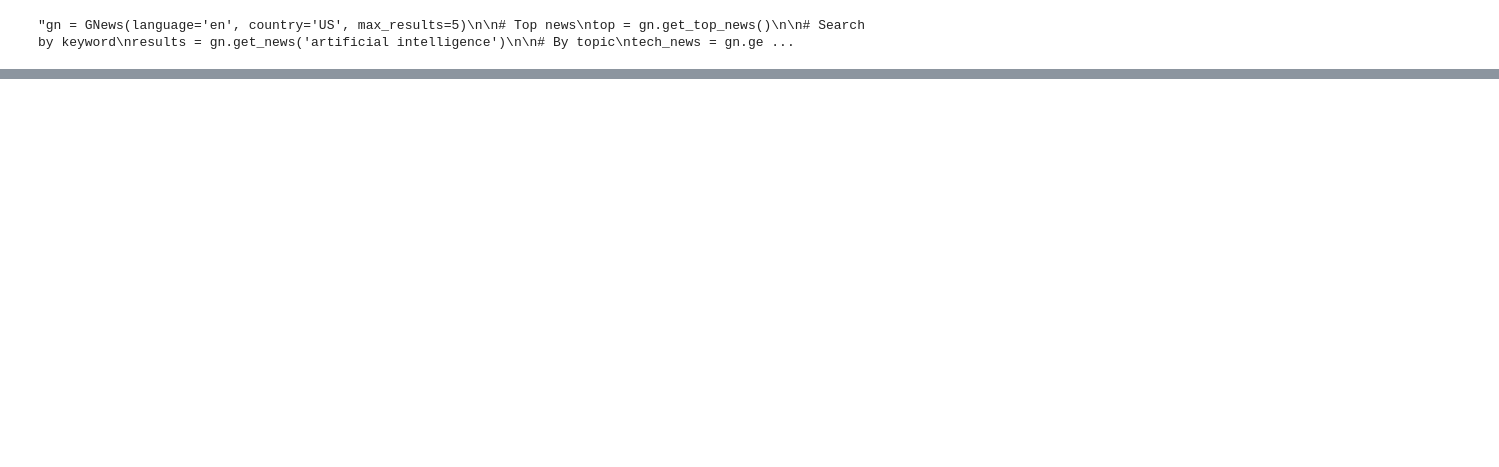
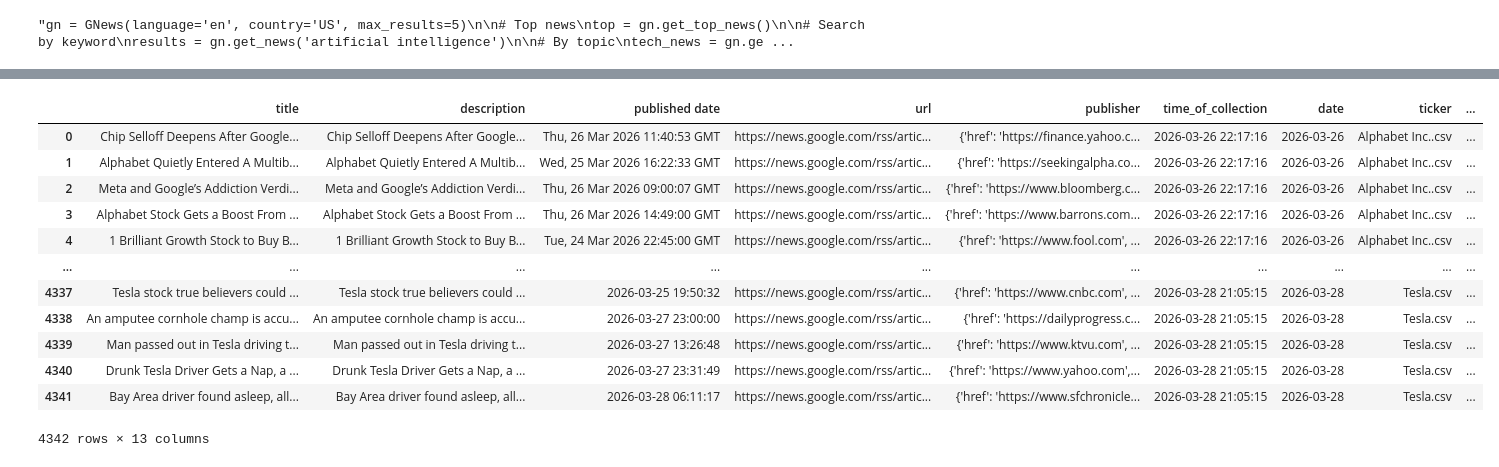
Before and after one commit to ajiteshsi/test_2, a Jupyter notebook: sentiment_gnews.ipynb, the cells around one changed output, grey strips where cells are left out. Cells and saved outputs as stored; diff of their text form; code cells hidden in the pictures; blank space fills up the shorter version.

```diff
--- a/sentiment_gnews.ipynb
+++ b/sentiment_gnews.ipynb
@@ -86,0 +203,16 @@ def acquire_sentiment(new_news: pd.DataFrame):
+# %%
+df
+# %% [output]
+|  | title | description | published date | url | publisher | time_of_collection | date | ticker | ... |
+| 0 | Chip Selloff Deepens After Google... | Chip Selloff Deepens After Google... | Thu, 26 Mar 2026 11:40:53 GMT | https://news.google.com/rss/artic... | {'href': 'https://finance.yahoo.c... | 2026-03-26 22:17:16 | 2026-03-26 | Alphabet Inc..csv | ... |
+| 1 | Alphabet Quietly Entered A Multib... | Alphabet Quietly Entered A Multib... | Wed, 25 Mar 2026 16:22:33 GMT | https://news.google.com/rss/artic... | {'href': 'https://seekingalpha.co... | 2026-03-26 22:17:16 | 2026-03-26 | Alphabet Inc..csv | ... |
+| 2 | Meta and Google’s Addiction Verdi... | Meta and Google’s Addiction Verdi... | Thu, 26 Mar 2026 09:00:07 GMT | https://news.google.com/rss/artic... | {'href': 'https://www.bloomberg.c... | 2026-03-26 22:17:16 | 2026-03-26 | Alphabet Inc..csv | ... |
+| 3 | Alphabet Stock Gets a Boost From ... | Alphabet Stock Gets a Boost From ... | Thu, 26 Mar 2026 14:49:00 GMT | https://news.google.com/rss/artic... | {'href': 'https://www.barrons.com... | 2026-03-26 22:17:16 | 2026-03-26 | Alphabet Inc..csv | ... |
+| 4 | 1 Brilliant Growth Stock to Buy B... | 1 Brilliant Growth Stock to Buy B... | Tue, 24 Mar 2026 22:45:00 GMT | https://news.google.com/rss/artic... | {'href': 'https://www.fool.com', ... | 2026-03-26 22:17:16 | 2026-03-26 | Alphabet Inc..csv | ... |
+| ... | ... | ... | ... | ... | ... | ... | ... | ... | ... |
+| 4337 | Tesla stock true believers could ... | Tesla stock true believers could ... | 2026-03-25 19:50:32 | https://news.google.com/rss/artic... | {'href': 'https://www.cnbc.com', ... | 2026-03-28 21:05:15 | 2026-03-28 | Tesla.csv | ... |
+| 4338 | An amputee cornhole champ is accu... | An amputee cornhole champ is accu... | 2026-03-27 23:00:00 | https://news.google.com/rss/artic... | {'href': 'https://dailyprogress.c... | 2026-03-28 21:05:15 | 2026-03-28 | Tesla.csv | ... |
+| 4339 | Man passed out in Tesla driving t... | Man passed out in Tesla driving t... | 2026-03-27 13:26:48 | https://news.google.com/rss/artic... | {'href': 'https://www.ktvu.com', ... | 2026-03-28 21:05:15 | 2026-03-28 | Tesla.csv | ... |
+| 4340 | Drunk Tesla Driver Gets a Nap, a ... | Drunk Tesla Driver Gets a Nap, a ... | 2026-03-27 23:31:49 | https://news.google.com/rss/artic... | {'href': 'https://www.yahoo.com',... | 2026-03-28 21:05:15 | 2026-03-28 | Tesla.csv | ... |
+| 4341 | Bay Area driver found asleep, all... | Bay Area driver found asleep, all... | 2026-03-28 06:11:17 | https://news.google.com/rss/artic... | {'href': 'https://www.sfchronicle... | 2026-03-28 21:05:15 | 2026-03-28 | Tesla.csv | ... |
+4342 rows × 13 columns
```
Also changed, not shown: parts of 30 cells of this notebook.
